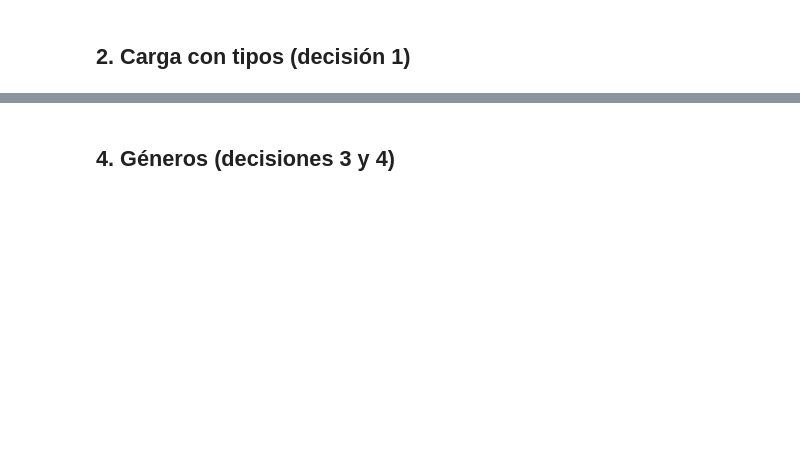
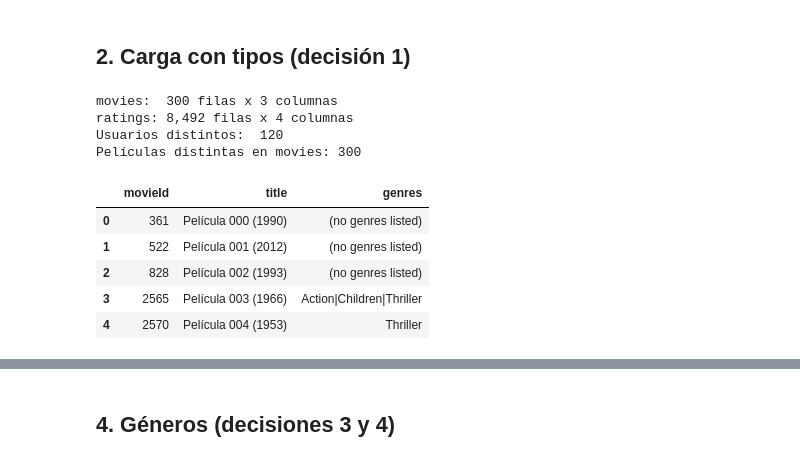
Before and after one commit to srandres-git/movielens-proyecto-integrador, a Jupyter notebook: notebooks/01_comprension_calidad.ipynb, the cells around one changed output, grey strips where cells are left out. Saved outputs shown, nothing was run; the diff lists cells and outputs as text; code cells hidden in the pictures; blank space fills up the shorter version.

```diff
--- a/notebooks/01_comprension_calidad.ipynb
+++ b/notebooks/01_comprension_calidad.ipynb
@@ -38,3 +43,22 @@ movies_raw = carga.cargar_movies()
 ratings_raw = carga.cargar_ratings()
 contratos.verificar_esquema(movies_raw, "movies_raw")
 contratos.verificar_esquema(ratings_raw, "ratings_raw")
+
+print(f"movies:  {movies_raw.shape[0]:,} filas x {movies_raw.shape[1]} columnas")
+print(f"ratings: {ratings_raw.shape[0]:,} filas x {ratings_raw.shape[1]} columnas")
+print(f"Usuarios distintos:  {ratings_raw['userId'].nunique():,}")
+print(f"Películas distintas en movies: {movies_raw['movieId'].nunique():,}")
+# %% [output]
+movies:  300 filas x 3 columnas
+ratings: 8,492 filas x 4 columnas
+Usuarios distintos:  120
+Películas distintas en movies: 300
+# %%
+movies_raw.head()
+# %% [output]
+|  | movieId | title | genres |
+| 0 | 361 | Película 000 (1990) | (no genres listed) |
+| 1 | 522 | Película 001 (2012) | (no genres listed) |
+| 2 | 828 | Película 002 (1993) | (no genres listed) |
+| 3 | 2565 | Película 003 (1966) | Action|Children|Thriller |
+| 4 | 2570 | Película 004 (1953) | Thriller |
```
Also changed, not shown: parts of 24 cells of this notebook.
